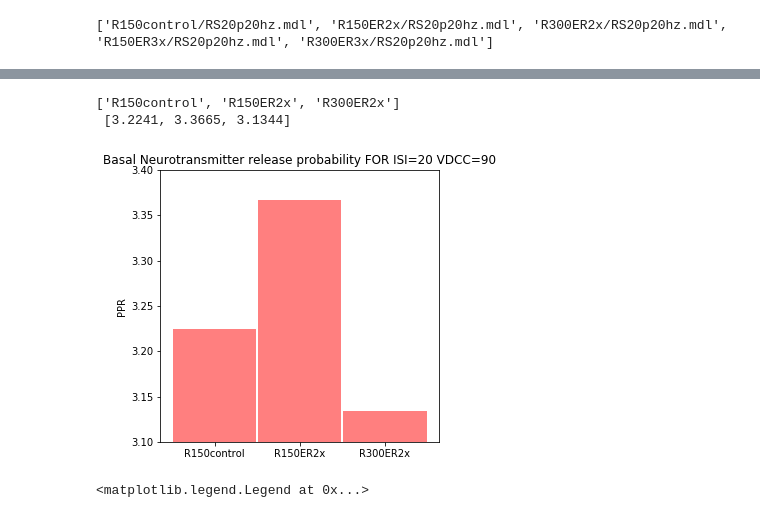
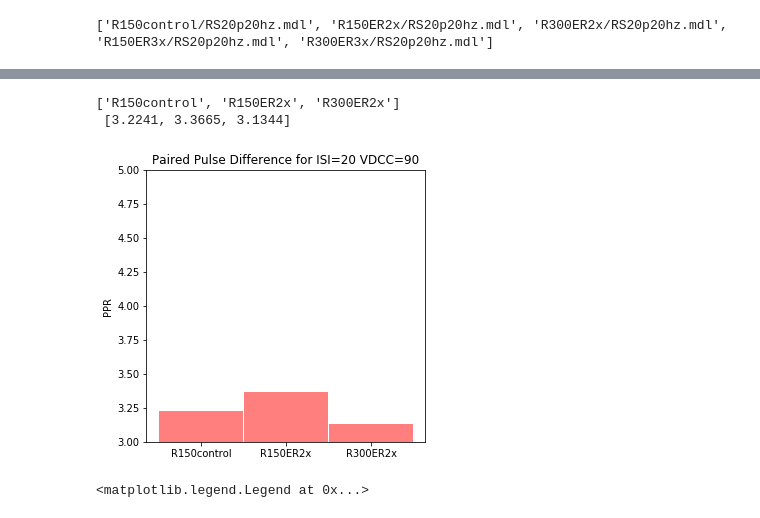
Before and after one commit to KabirDabholkar/tripartiteSynapse, a Jupyter notebook: tools/RSI_script.ipynb, the cells around one changed output, grey strips where cells are left out. Cells and saved outputs as stored; diff of their text form; code cells hidden in the pictures.

```diff
--- a/tools/RSI_script.ipynb
+++ b/tools/RSI_script.ipynb
@@ -209,6 +279,8 @@ p=subprocess.call(["rsync","-arhP","subhadra@192.168.1.244:/storage/subhadra/kab
 %run analysis.ipynb
 p=Pool(ncores)
 #print(fnames)
-p.starmap(all_analysis,product(fnames,sims[2:3]))
+sims=["R150control","R150ER2x","R300ER2x"]
+fnames=["RSI20V90"]
+p.starmap(all_analysis,product(fnames,sims))
 #all_analysis(fnames[-1])
 #all_analysis("RSI20V90","R150ER2x")
@@ -338,25 +345,26 @@ plt.savefig("/home/kabir/Project/tripartiteSynapse/plots/P1VDCC.pdf")
 # %%
 plt.figure(figsize=(5,5))
 npoints=3
 
 ydata=[result[sim_type][fnames[0]][4] for sim_type in sims[0:npoints]]
 print(sims[0:npoints],'\n',ydata)
 
 #plt.plot(range(npoints),ydata,'o-',markersize=15)
 plt.bar(range(npoints),ydata,0.98,color='red',alpha=0.5)
 
-plt.ylim(3.1,3.4)
+plt.ylim(3,5)
 #plt.xlabel("Number of VDCCs")
 plt.ylabel("PPR")
-plt.title("Basal Neurotransmitter release probability FOR ISI=20 VDCC=90")
+plt.title("Paired Pulse Difference for ISI=20 VDCC=90")
 plt.xticks(range(3),sims[0:npoints])
 
+
 a=1
-#plt.savefig("/home/kabir/Project/tripartiteSynapse/plots/P1VDCC.pdf")
+plt.savefig("/home/kabir/Project/tripartiteSynapse/plots/PPRRSI20V90.eps")
 # %% [output]
 ['R150control', 'R150ER2x', 'R300ER2x']
  [3.2241, 3.3665, 3.1344]
-[figure, old version]
+[figure, new version]
 # %%
 plt.figure(figsize=(10,6))
 for sim_type in sims[0:3]:
```
Also changed, not shown: parts of 13 cells of this notebook, 28 other files.
